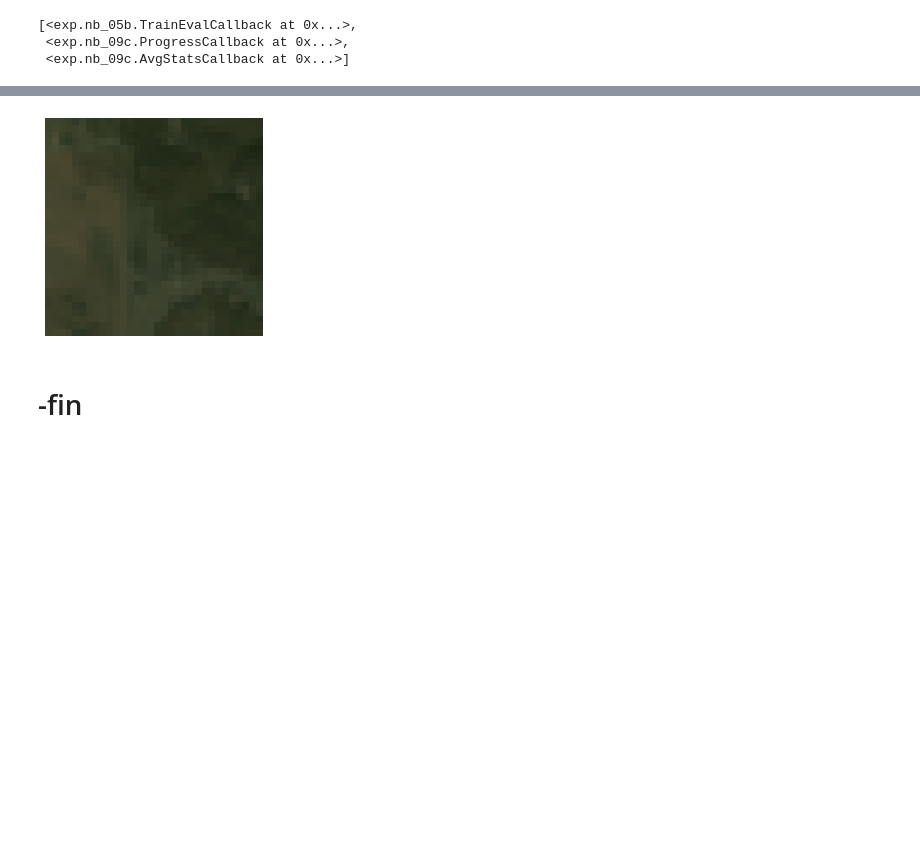
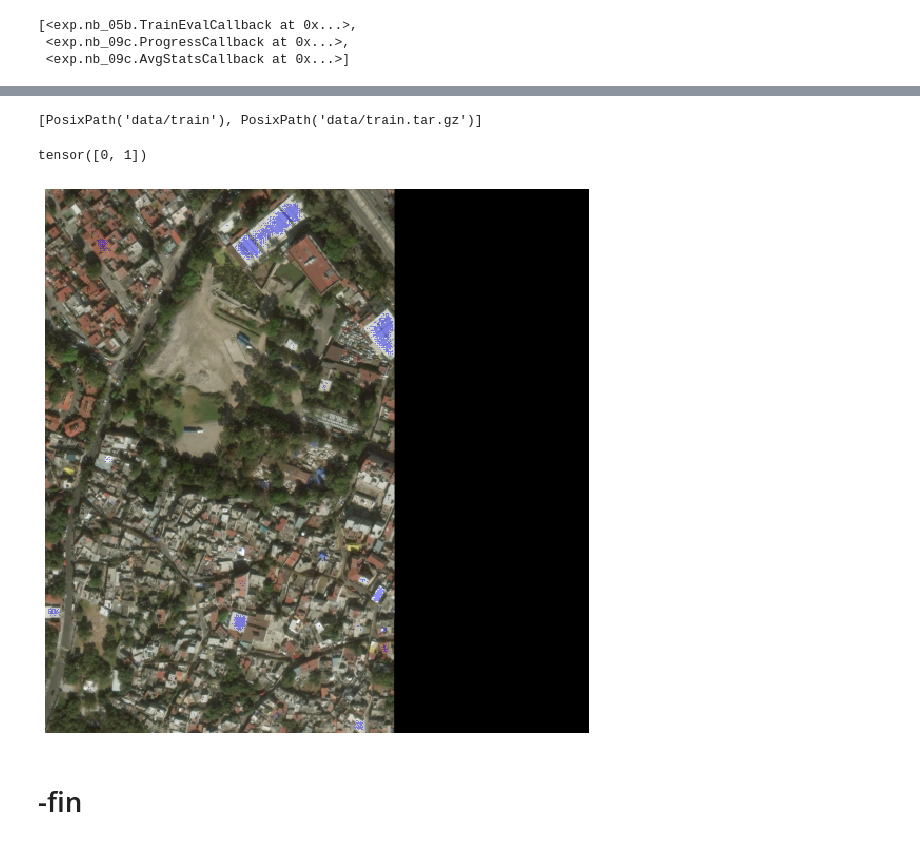
Before and after one commit to qAp/xview2comp, a Jupyter notebook: 02_model.ipynb, the cells around one changed output, grey strips where cells are left out. Cells and saved outputs as stored; diff of their text form; code cells hidden in the pictures; blank space fills up the shorter version.

```diff
--- a/02_model.ipynb
+++ b/02_model.ipynb
@@ -51,11 +55,12 @@ SOURCE = Path('data/')
 # %%
 bs = 4
 # %%
-fnames = get_files(SOURCE/'train'/'train'/'images', extensions=['.png',])
-fnames = pre_img_fpaths(fnames)[:200]
+fnames = get_files(SOURCE/'train'/'images', extensions=['.png',])
+print(len(fnames))
+fnames = pre_img_fpaths(fnames)[:1000]
 
 xtfms = [ResizeFixed(sz, resample=PIL.Image.BILINEAR), to_byte_tensor, to_float_tensor, Normalize(1/255)]
-il = ImageList(fnames, path=Path('data/train/train/images/'), tfms=xtfms)
+il = ImageList(fnames, path=Path('data/train/images/'), tfms=xtfms)
 
 sd = SplitData.split_by_random(il, val_pct=.1)
 
@@ -169,0 +181,4 @@ learn.fit(9)
+# %%
+SOURCE
+# %% [output]
+[PosixPath('data/train'), PosixPath('data/train.tar.gz')]
@@ -170,11 +191,18 @@ learn.fit(9)
 # %%
-x, y = next(iter(data.valid_dl))
+valid_dl_iter = iter(data.valid_dl)
+# %%
+x, y = next(valid_dl_iter)
 # %%
-pred = model(x)
+pred = model.cpu()(x.cpu())
+# %%
+pred.argmax(dim=1)[idx][None,...].unique()
+# %% [output]
+tensor([0, 1])
 # %%
-show_sample(x[2], pred.argmax(dim=1)[2][None,...].float())
+idx = 0
+show_sample(x[idx], mas=pred.argmax(dim=1)[idx][None,...], figsize=(10, 10))
 # %% [output]
-[figure, old version]
+[figure, new version]
 # %% [markdown]
 # -fin
 # %%
```
Also changed, not shown: parts of 26 cells of this notebook.
